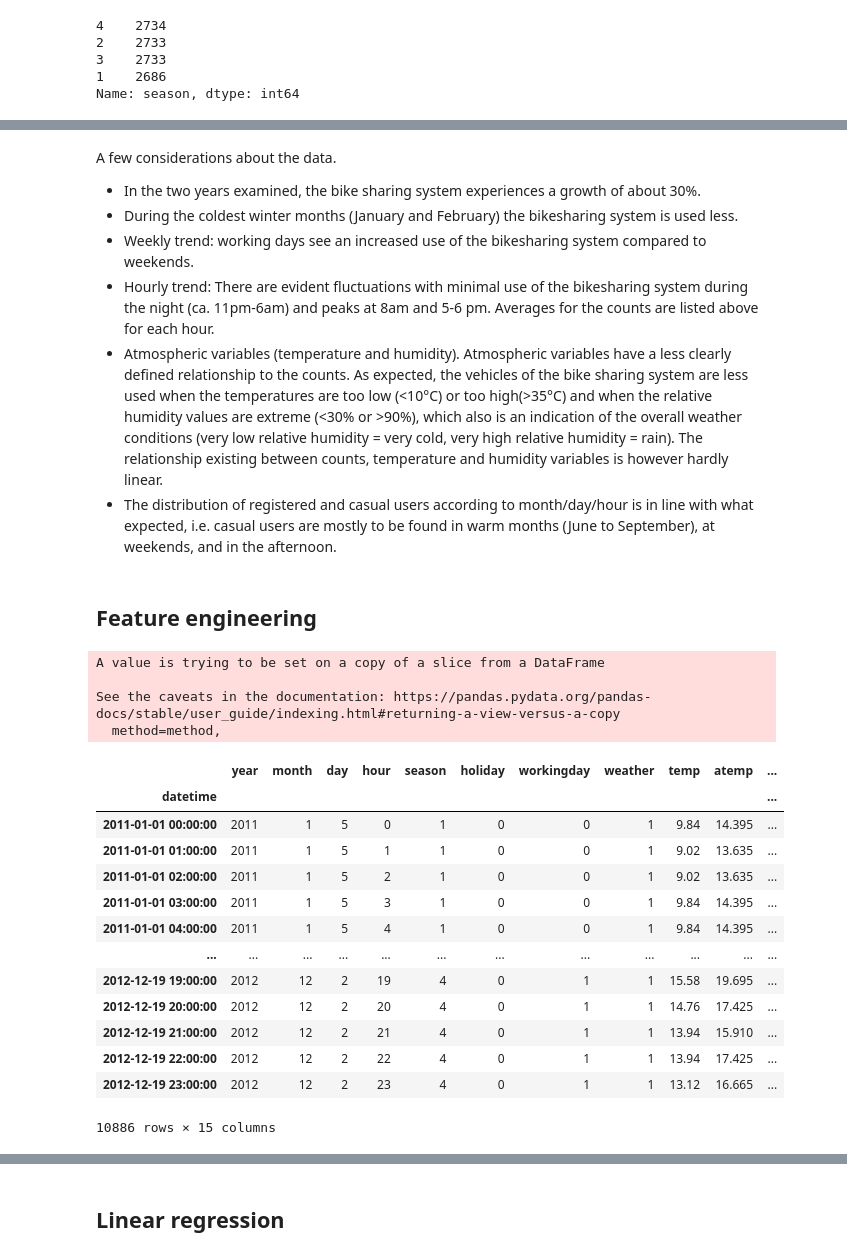
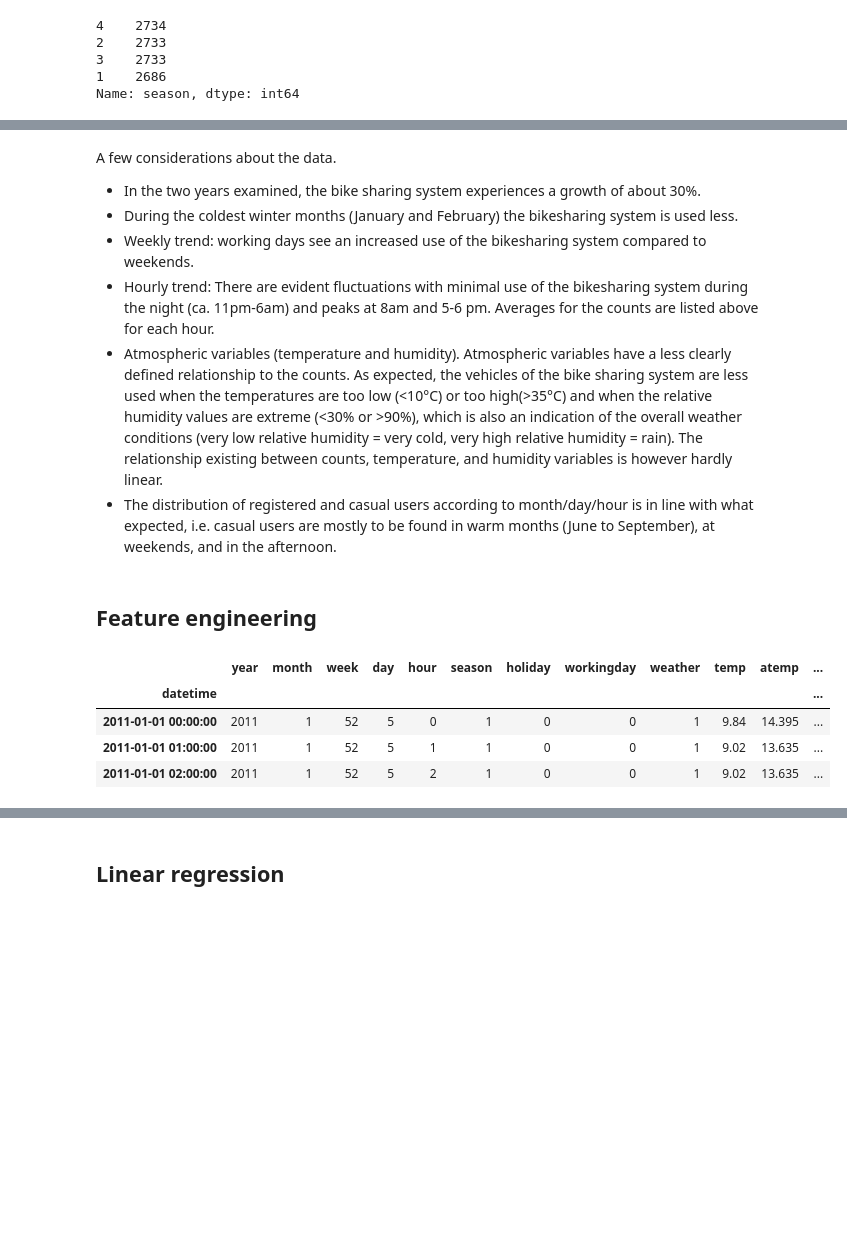
Before and after one commit to GParolini/spiced_academy_projects, a Jupyter notebook: project3_bikesharing/project3_bikesharing_parolini.ipynb, the cells around one changed output, grey strips where cells are left out. Cells and saved outputs as stored; diff of their text form; code cells hidden in the pictures; blank space fills up the shorter version.

```diff
--- a/project3_bikesharing/project3_bikesharing_parolini.ipynb
+++ b/project3_bikesharing/project3_bikesharing_parolini.ipynb
@@ -53,6 +46,7 @@ df
 #Extracting the time/date information from the index
 df['year'] = df.index.year
 df['month'] = df.index.month_name()
+df['week'] = df.index.week
 df['day'] = df.index.day_name()
 df['hour'] = df.index.hour
 # %%
@@ -80,5 +65,5 @@ print (cols)
 # %%
 # Rearranging the df columns
-cols = cols[-4:] +cols[:-4]
+cols = cols[-5:] +cols[:-5]
 print(cols)
 # %% [output]
@@ -147,6 +124,8 @@ df['season'].value_counts()
 1    2686
 Name: season, dtype: int64
 # %%
-#mean of the counts per hour
-df[['hour', 'count']].groupby('hour').mean()
+#mean of the counts per hour sorted in descending order
+x = df[['hour', 'count']].groupby('hour').mean()
+x_sorted = x.sort_values(by ='count', ascending=False )
+print(x_sorted)
 # %% [output]
@@ -224,7 +239,7 @@ A few considerations about the data.
 - During the coldest winter months (January and February) the bikesharing system is used less.
 - Weekly trend: working days see an increased use of the bikesharing system compared to weekends.
 - Hourly trend: There are evident fluctuations with minimal use of the bikesharing system during the night (ca. 11pm-6am) and peaks at 8am and 5-6 pm. Averages for the counts are listed above for each hour.
-- Atmospheric variables (temperature and humidity). Atmospheric variables have a less clearly defined relationship to the counts. As expected, the vehicles of the bike sharing system are less used when the temperatures are too low (<10°C) or too high(>35°C) and when the relative humidity values are extreme (<30% or >90%), which also is an indication of the overall weather conditions (very low relative humidity = very cold, very high relative humidity = rain). The relationship existing between counts, temperature and humidity variables is however hardly linear.
+- Atmospheric variables (temperature and humidity). Atmospheric variables have a less clearly defined relationship to the counts. As expected, the vehicles of the bike sharing system are less used when the temperatures are too low (<10°C) or too high(>35°C) and when the relative humidity values are extreme (<30% or >90%), which is also an indication of the overall weather conditions (very low relative humidity = very cold, very high relative humidity = rain). The relationship existing between counts, temperature, and humidity variables is however hardly linear.
 - The distribution of registered and casual users according to month/day/hour is in line with what expected, i.e. casual users are mostly to be found in warm months (June to September), at weekends, and in the afternoon.
 # %% [markdown]
 ## Feature engineering
@@ -240,28 +255,14 @@ days = ['Monday', 'Tuesday', 'Wednesday', 'Thursday', 'Friday', 'Saturday', 'Sun
 days_numb = [x for x in range(0,7)]
 days_dict = dict(zip(days, days_numb))
 df['day'].replace(days_dict, inplace=True)
-# %% [output]
-A value is trying to be set on a copy of a slice from a DataFrame
-
-See the caveats in the documentation: https://pandas.pydata.org/pandas-docs/stable/user_guide/indexing.html#returning-a-view-versus-a-copy
-  method=method,
 # %%
-df
+df.head(3)
 # %% [output]
-|  | year | month | day | hour | season | holiday | workingday | weather | temp | atemp | ... |
-| datetime |  |  |  |  |  |  |  |  |  |  | ... |
-| 2011-01-01 00:00:00 | 2011 | 1 | 5 | 0 | 1 | 0 | 0 | 1 | 9.84 | 14.395 | ... |
-| 2011-01-01 01:00:00 | 2011 | 1 | 5 | 1 | 1 | 0 | 0 | 1 | 9.02 | 13.635 | ... |
-| 2011-01-01 02:00:00 | 2011 | 1 | 5 | 2 | 1 | 0 | 0 | 1 | 9.02 | 13.635 | ... |
-| 2011-01-01 03:00:00 | 2011 | 1 | 5 | 3 | 1 | 0 | 0 | 1 | 9.84 | 14.395 | ... |
-| 2011-01-01 04:00:00 | 2011 | 1 | 5 | 4 | 1 | 0 | 0 | 1 | 9.84 | 14.395 | ... |
-| ... | ... | ... | ... | ... | ... | ... | ... | ... | ... | ... | ... |
-| 2012-12-19 19:00:00 | 2012 | 12 | 2 | 19 | 4 | 0 | 1 | 1 | 15.58 | 19.695 | ... |
-| 2012-12-19 20:00:00 | 2012 | 12 | 2 | 20 | 4 | 0 | 1 | 1 | 14.76 | 17.425 | ... |
-| 2012-12-19 21:00:00 | 2012 | 12 | 2 | 21 | 4 | 0 | 1 | 1 | 13.94 | 15.910 | ... |
-| 2012-12-19 22:00:00 | 2012 | 12 | 2 | 22 | 4 | 0 | 1 | 1 | 13.94 | 17.425 | ... |
-| 2012-12-19 23:00:00 | 2012 | 12 | 2 | 23 | 4 | 0 | 1 | 1 | 13.12 | 16.665 | ... |
+|  | year | month | week | day | hour | season | holiday | workingday | weather | temp | atemp | ... |
+| datetime |  |  |  |  |  |  |  |  |  |  |  | ... |
+| 2011-01-01 00:00:00 | 2011 | 1 | 52 | 5 | 0 | 1 | 0 | 0 | 1 | 9.84 | 14.395 | ... |
+| 2011-01-01 01:00:00 | 2011 | 1 | 52 | 5 | 1 | 1 | 0 | 0 | 1 | 9.02 | 13.635 | ... |
+| 2011-01-01 02:00:00 | 2011 | 1 | 52 | 5 | 2 | 1 | 0 | 0 | 1 | 9.02 | 13.635 | ... |
-10886 rows × 15 columns
 # %%
 #Heatmap (representing the correlation matrix) of the data features
 plt.rcParams['figure.figsize'] = (12,6)
```
Also changed, not shown: parts of 88 cells of this notebook, 2 other files.
